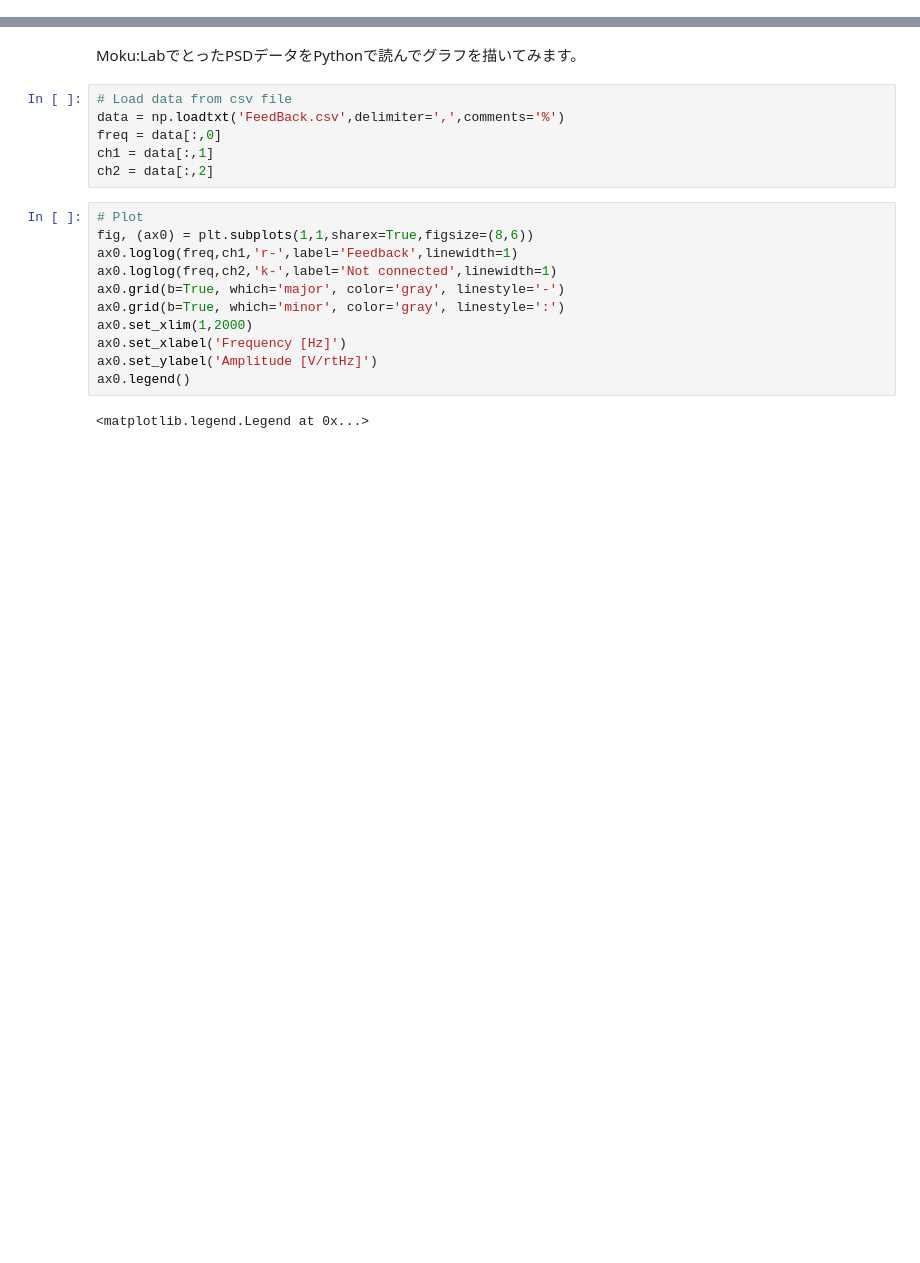
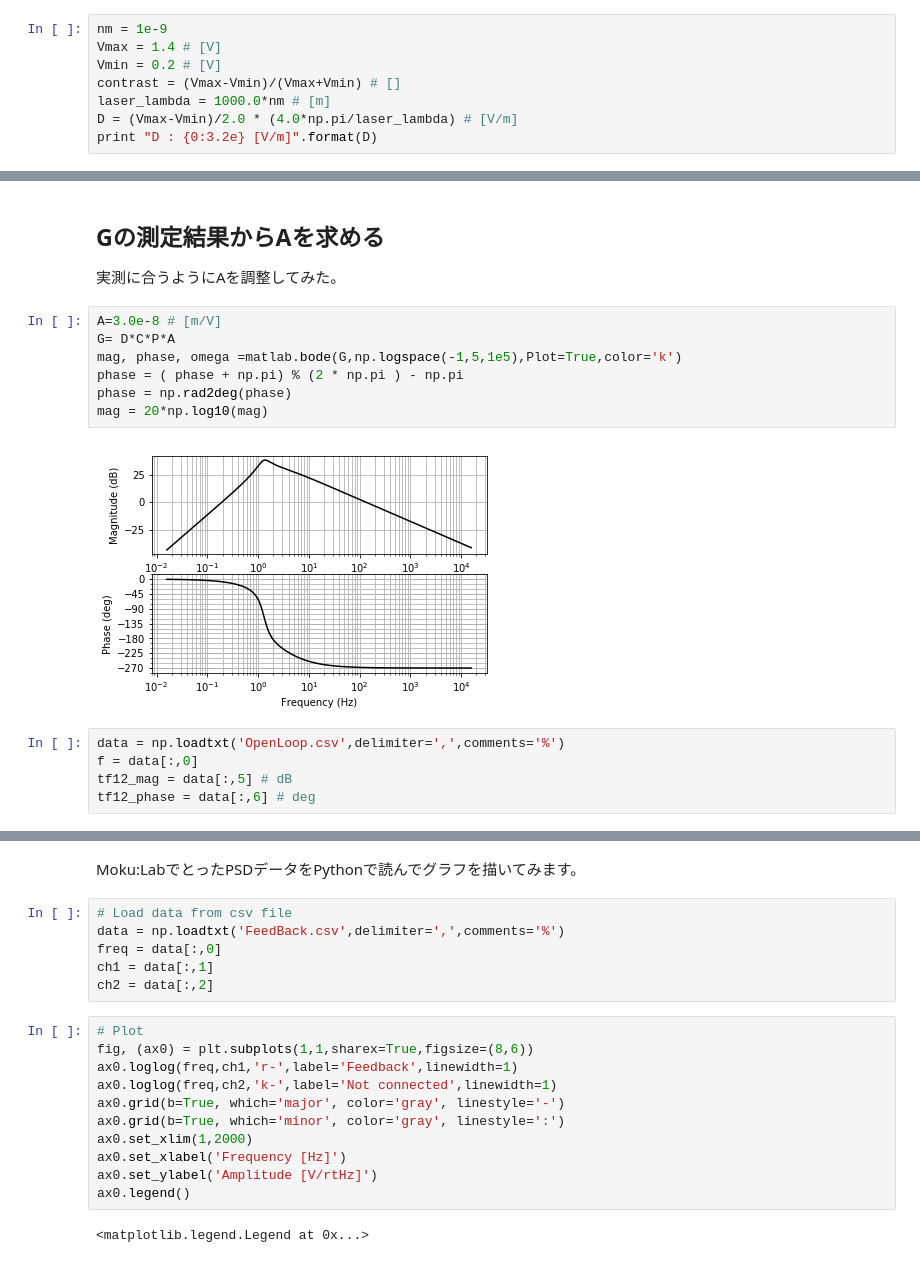
Before and after one commit to MiyoKouseki/science-camp, a Jupyter notebook: example2019/ScenceCamp.ipynb, the cells around one changed output, grey strips where cells are left out. Cells and saved outputs as stored; diff of their text form; blank space fills up the shorter version.

```diff
--- a/example2019/ScenceCamp.ipynb
+++ b/example2019/ScenceCamp.ipynb
@@ -7,0 +60,8 @@ import matplotlib.pyplot as plt
+# %%
+nm = 1e-9
+Vmax = 1.4 # [V]
+Vmin = 0.2 # [V]
+contrast = (Vmax-Vmin)/(Vmax+Vmin) # []
+laser_lambda = 1000.0*nm # [m]
+D = (Vmax-Vmin)/2.0 * (4.0*np.pi/laser_lambda) # [V/m]
+print "D : {0:3.2e} [V/m]".format(D)
@@ -7,0 +110,17 @@ import matplotlib.pyplot as plt
+# %% [markdown]
+## Gの測定結果からAを求める
+実測に合うようにAを調整してみた。
+# %%
+A=3.0e-8 # [m/V]
+G= D*C*P*A
+mag, phase, omega =matlab.bode(G,np.logspace(-1,5,1e5),Plot=True,color='k')
+phase = ( phase + np.pi) % (2 * np.pi ) - np.pi
+phase = np.rad2deg(phase)
+mag = 20*np.log10(mag)
+# %% [output]
+[figure, added]
+# %%
+data = np.loadtxt('OpenLoop.csv',delimiter=',',comments='%')
+f = data[:,0]
+tf12_mag = data[:,5] # dB
+tf12_phase = data[:,6] # deg
```
Also changed, not shown: parts of 35 cells of this notebook, 1 other file.
